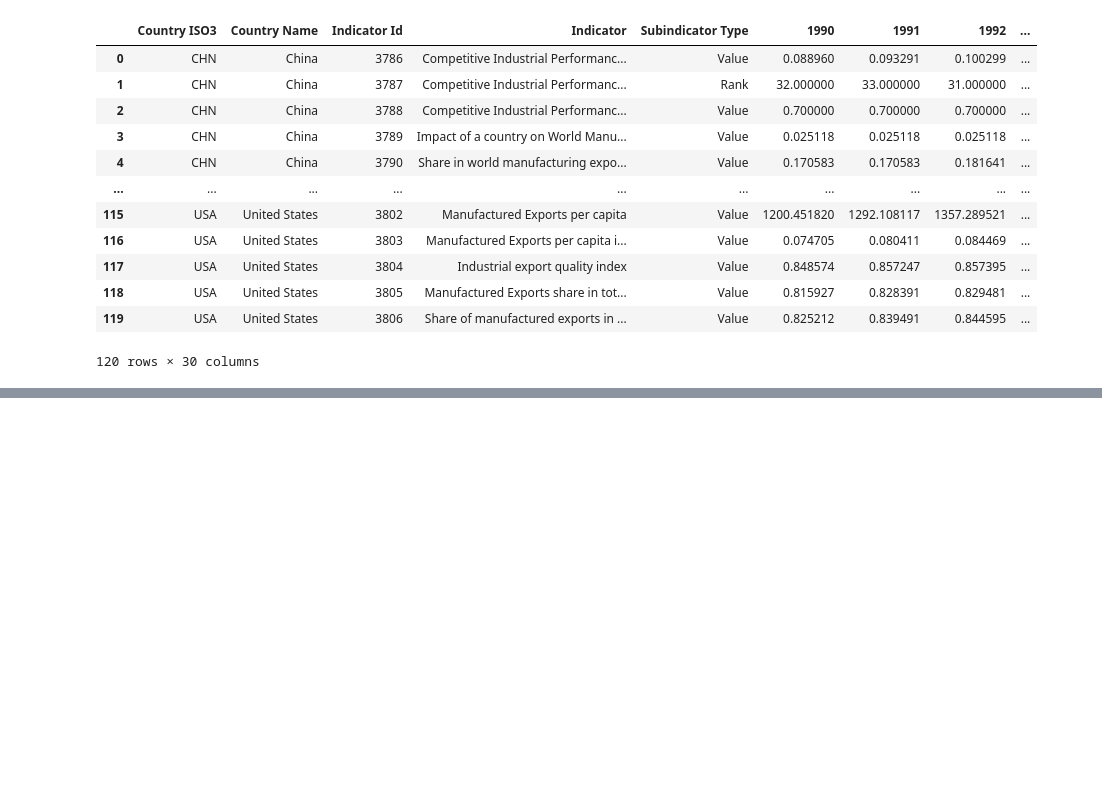
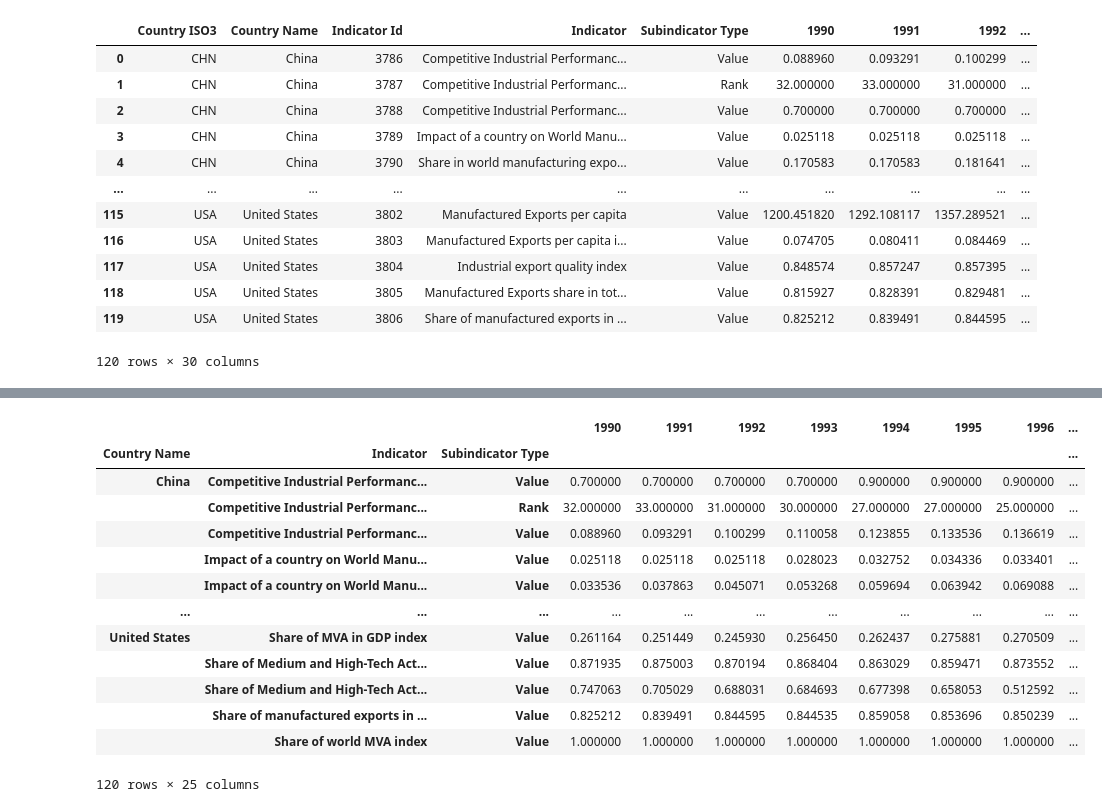
Before and after one commit to thesuhas/Climate-Change-Industrialisation, a Jupyter notebook: script1.ipynb, the cells around one changed output, grey strips where cells are left out. Cells and saved outputs as stored; diff of their text form; code cells hidden in the pictures; blank space fills up the shorter version.

```diff
--- a/script1.ipynb
+++ b/script1.ipynb
@@ -276,0 +316,18 @@ ind
+# %%
+ind_g = ind.groupby(['Country Name', 'Indicator', 'Subindicator Type']).mean()
+ind_g
+# %% [output]
+|  |  |  | 1990 | 1991 | 1992 | 1993 | 1994 | 1995 | 1996 | ... |
+| Country Name | Indicator | Subindicator Type |  |  |  |  |  |  |  | ... |
+| China | Competitive Industrial Performanc... | Value | 0.700000 | 0.700000 | 0.700000 | 0.700000 | 0.900000 | 0.900000 | 0.900000 | ... |
+|  | Competitive Industrial Performanc... | Rank | 32.000000 | 33.000000 | 31.000000 | 30.000000 | 27.000000 | 27.000000 | 25.000000 | ... |
+|  | Competitive Industrial Performanc... | Value | 0.088960 | 0.093291 | 0.100299 | 0.110058 | 0.123855 | 0.133536 | 0.136619 | ... |
+|  | Impact of a country on World Manu... | Value | 0.025118 | 0.025118 | 0.025118 | 0.028023 | 0.032752 | 0.034336 | 0.033401 | ... |
+|  | Impact of a country on World Manu... | Value | 0.033536 | 0.037863 | 0.045071 | 0.053268 | 0.059694 | 0.063942 | 0.069088 | ... |
+| ... | ... | ... | ... | ... | ... | ... | ... | ... | ... | ... |
+| United States | Share of MVA in GDP index | Value | 0.261164 | 0.251449 | 0.245930 | 0.256450 | 0.262437 | 0.275881 | 0.270509 | ... |
+|  | Share of Medium and High-Tech Act... | Value | 0.871935 | 0.875003 | 0.870194 | 0.868404 | 0.863029 | 0.859471 | 0.873552 | ... |
+|  | Share of Medium and High-Tech Act... | Value | 0.747063 | 0.705029 | 0.688031 | 0.684693 | 0.677398 | 0.658053 | 0.512592 | ... |
+|  | Share of manufactured exports in ... | Value | 0.825212 | 0.839491 | 0.844595 | 0.844535 | 0.859058 | 0.853696 | 0.850239 | ... |
+|  | Share of world MVA index | Value | 1.000000 | 1.000000 | 1.000000 | 1.000000 | 1.000000 | 1.000000 | 1.000000 | ... |
+120 rows × 25 columns
```
Also changed, not shown: parts of 4 cells of this notebook.
